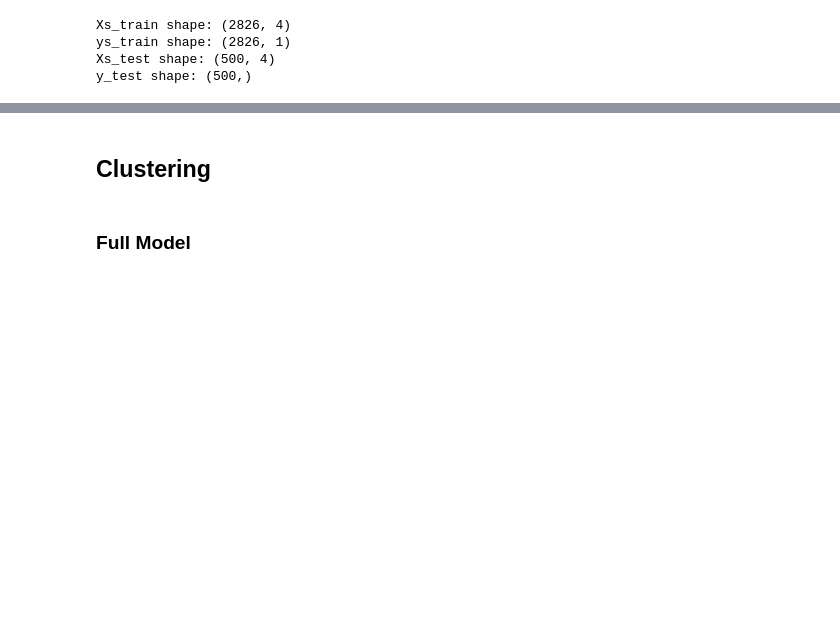
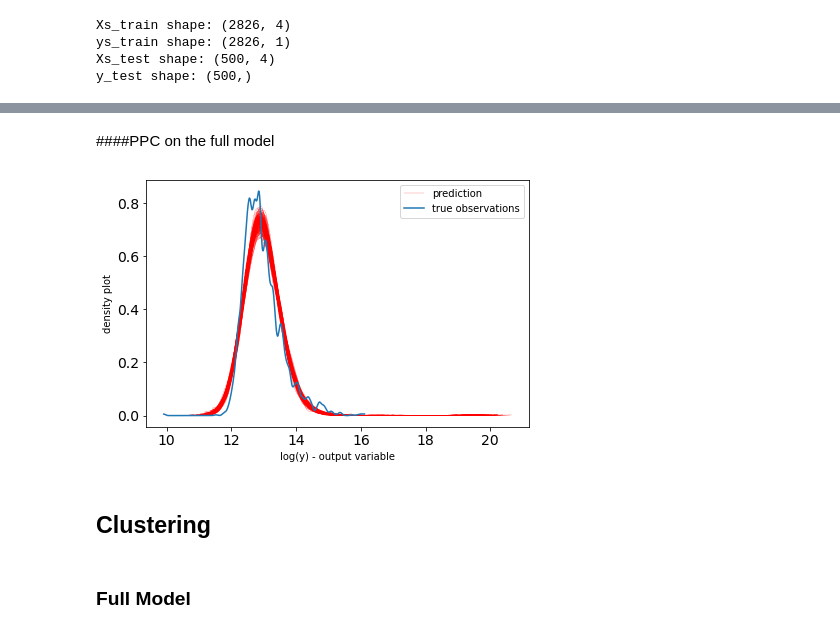
Before and after one commit to mike-scally/ET5003, a Jupyter notebook: ET5003_Etivity2_MikeScally_9312951.ipynb, the cells around one changed output, grey strips where cells are left out. Saved outputs shown, nothing was run; the diff lists cells and outputs as text; code cells hidden in the pictures; blank space fills up the shorter version.

Commit message:
Added PPC on the full model as suggested by Anthony Purcell

```diff
--- a/ET5003_Etivity2_MikeScally_9312951.ipynb
+++ b/ET5003_Etivity2_MikeScally_9312951.ipynb
@@ -571,0 +562,2 @@ MAPE =  0.27872752423616526
+# %% [markdown]
+####PPC on the full model
@@ -572,3 +579,22 @@ MAPE =  0.27872752423616526
+# %%
+## Posterior predictive check (PPC) on the full model
+
+num_samples2 = 200
+Ypred = yscaler.inverse_transform(ppc(posterior['alpha'],posterior['beta'],posterior['sigma_n'],Xn_train, nsamples=num_samples2))
+
+# plot prediction shape
+for i in range(Ypred.shape[0]):
+    az.plot_dist( Ypred[i,:],color='r',plot_kwargs={"linewidth": 0.2})
+# label
+az.plot_dist(Ypred[i,:],color='r',plot_kwargs={"linewidth": 0.2}, label="prediction")
+
+# true observations
+az.plot_dist(ylog,label='true observations');
+plt.legend()
+plt.xlabel("log(y) - output variable")
+plt.ylabel("density plot");
+# %% [output]
+[figure, added]
 # %% [markdown]
 ## Clustering
 # %% [markdown]
```
Also changed, not shown: parts of 10 cells of this notebook.
